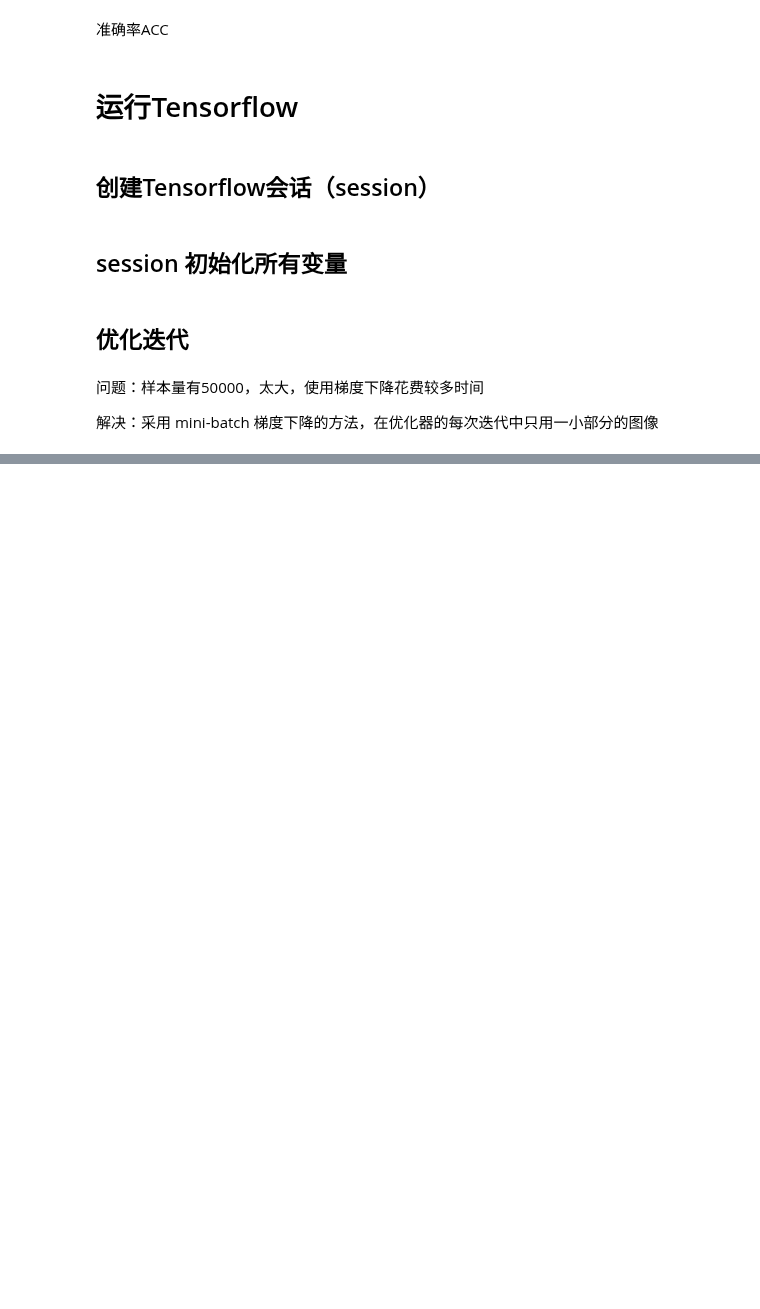
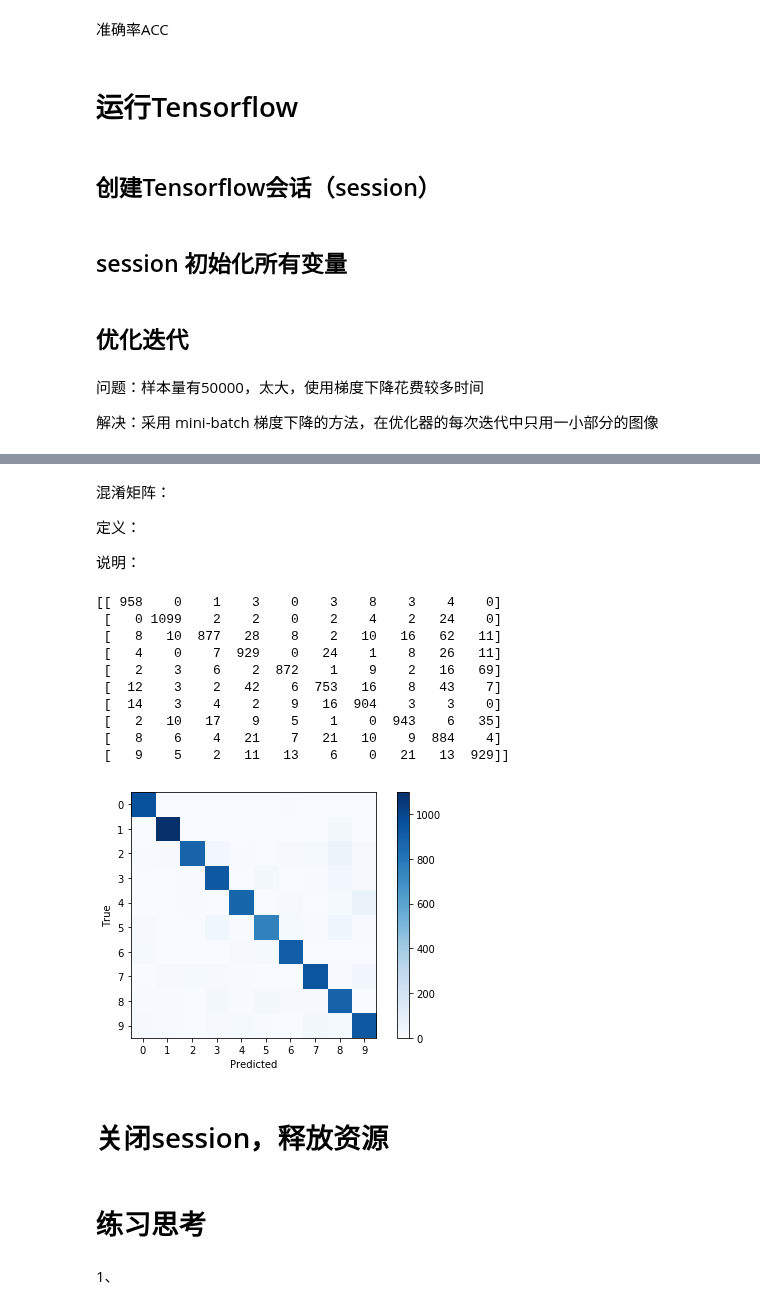
Before and after one commit to Gyczero/Machine-Learning-notes, a Jupyter notebook: tensorflow_learn/LR.ipynb, the cells around one changed output, grey strips where cells are left out. Saved outputs shown, nothing was run; the diff lists cells and outputs as text; code cells hidden in the pictures; blank space fills up the shorter version.

```diff
--- a/tensorflow_learn/LR.ipynb
+++ b/tensorflow_learn/LR.ipynb
@@ -199,0 +227,30 @@ def optimize(num_iterations):
+# %%
+def print_confusion_matrix():
+    # Get the true classifications for the test-set.
+    cls_true = data.y_test_cls
+
+    # Get the predicted classifications for the test-set.
+    cls_pred = session.run(y_pred_cls, feed_dict=feed_dict_test)
+
+    # 混淆矩阵：正确标签 + 预测标签
+    cm = confusion_matrix(y_true=cls_true,
+                          y_pred=cls_pred)
+
+    # Print the confusion matrix as text.
+    print(cm)
+
+    # Plot the confusion matrix as an image.
+    plt.imshow(cm, interpolation='nearest', cmap=plt.cm.Blues)
+
+    # Make various adjustments to the plot.
+    plt.tight_layout()
+    plt.colorbar()
+    tick_marks = np.arange(num_classes)
+    plt.xticks(tick_marks, range(num_classes))
+    plt.yticks(tick_marks, range(num_classes))
+    plt.xlabel('Predicted')
+    plt.ylabel('True')
+
+    # Ensure the plot is shown correctly with multiple plots
+    # in a single Notebook cell.
+    plt.show()
@@ -199,0 +370,22 @@ def optimize(num_iterations):
+# %% [markdown]
+混淆矩阵：
+
+定义：
+
+说明：
+# %%
+print_confusion_matrix()
+# %% [output]
+[[ 958    0    1    3    0    3    8    3    4    0]
+ [   0 1099    2    2    0    2    4    2   24    0]
+ [   8   10  877   28    8    2   10   16   62   11]
+ [   4    0    7  929    0   24    1    8   26   11]
+ [   2    3    6    2  872    1    9    2   16   69]
+ [  12    3    2   42    6  753   16    8   43    7]
+ [  14    3    4    2    9   16  904    3    3    0]
+ [   2   10   17    9    5    1    0  943    6   35]
+ [   8    6    4   21    7   21   10    9  884    4]
+ [   9    5    2   11   13    6    0   21   13  929]]
+[figure, added]
+# %% [markdown]
+# 关闭session，释放资源
@@ -199,0 +394,4 @@ def optimize(num_iterations):
+# %% [markdown]
+# 练习思考
+# %% [markdown]
+1、
```
Also changed, not shown: parts of 28 cells of this notebook.
